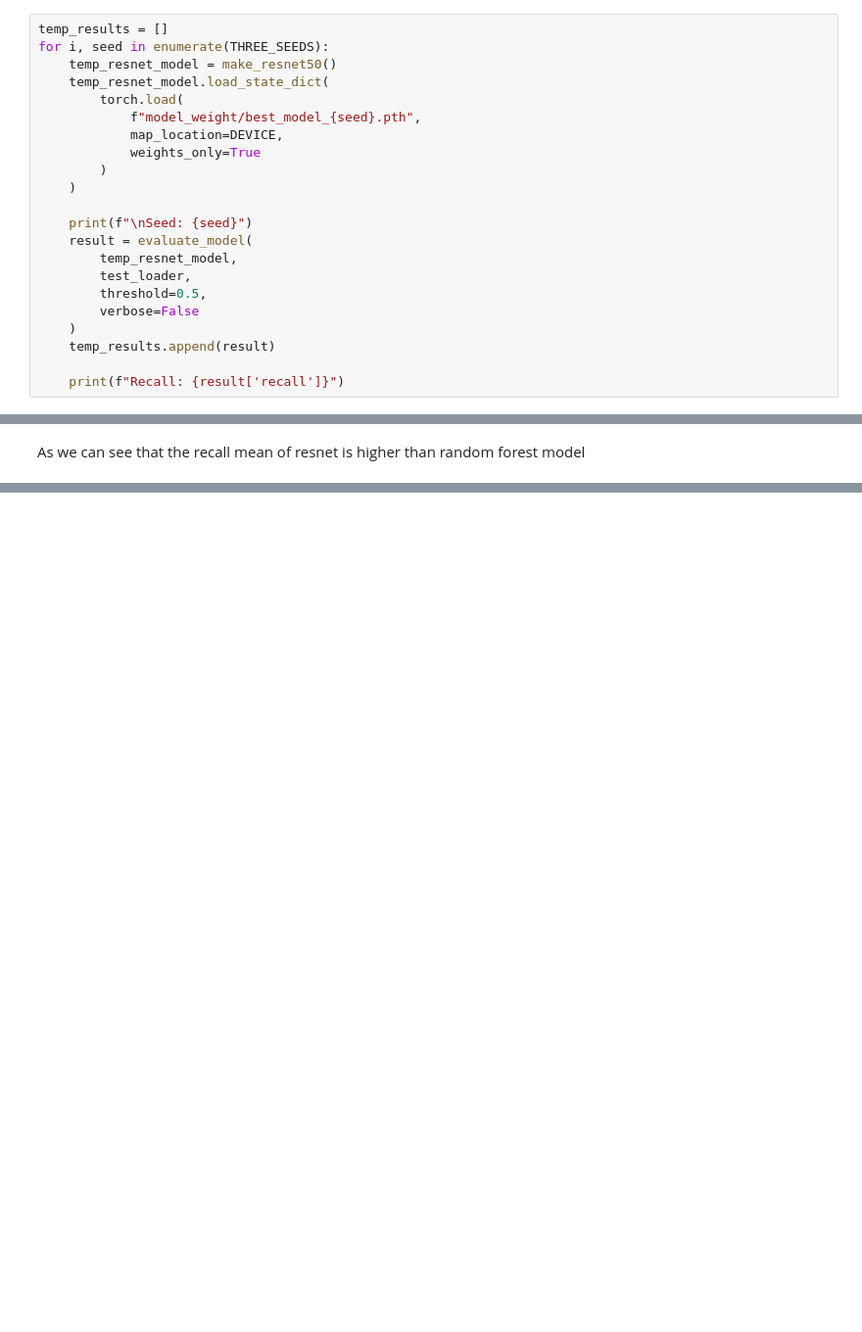
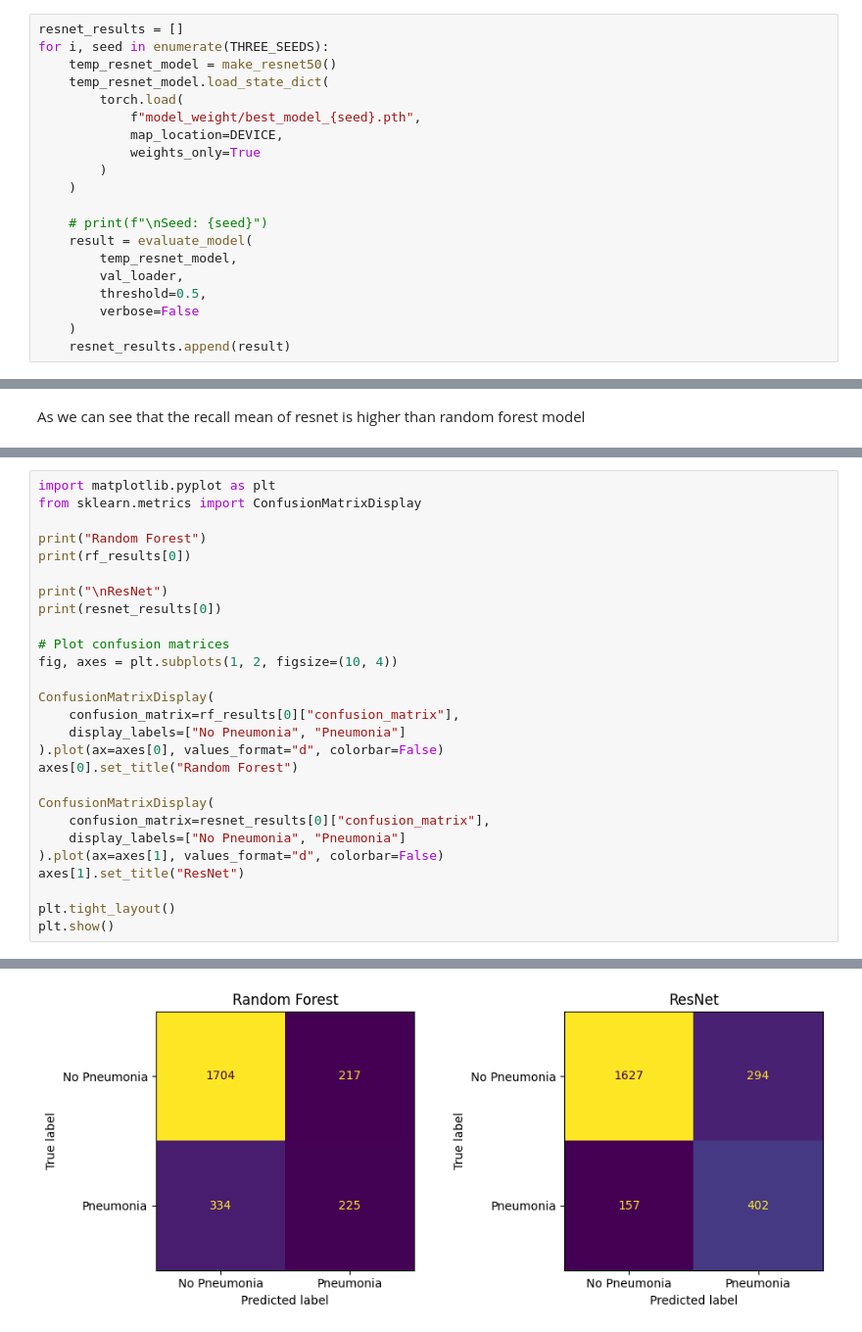
Before and after one commit to faizr206/Assignment1_MedicalImaging, a Jupyter notebook: Assignment1_Faiz.ipynb, the cells around one changed output, grey strips where cells are left out. Shown at 98% size. Saved outputs shown, nothing was run; the diff lists cells and outputs as text; blank space fills up the shorter version.

```diff
--- a/Assignment1_Faiz.ipynb
+++ b/Assignment1_Faiz.ipynb
@@ -1091,5 +1002,5 @@ Best Epoch: 1, Best Val Loss: 0.8461986703257407
 # %%
-temp_results = []
+resnet_results = []
 for i, seed in enumerate(THREE_SEEDS):
     temp_resnet_model = make_resnet50()
     temp_resnet_model.load_state_dict(
@@ -1100,13 +1011,11 @@ for i, seed in enumerate(THREE_SEEDS):
         )
     )
 
-    print(f"\nSeed: {seed}")
+    # print(f"\nSeed: {seed}")
     result = evaluate_model(
         temp_resnet_model,
-        test_loader,
+        val_loader,
         threshold=0.5,
         verbose=False
     )
-    temp_results.append(result)
-
-    print(f"Recall: {result['recall']}")
+    resnet_results.append(result)
@@ -1130,0 +1035,28 @@ As we can see that the recall mean of resnet is higher than random forest model
+# %%
+import matplotlib.pyplot as plt
+from sklearn.metrics import ConfusionMatrixDisplay
+
+print("Random Forest")
+print(rf_results[0])
+
+print("\nResNet")
+print(resnet_results[0])
+
+# Plot confusion matrices
+fig, axes = plt.subplots(1, 2, figsize=(10, 4))
+
+ConfusionMatrixDisplay(
+    confusion_matrix=rf_results[0]["confusion_matrix"],
+    display_labels=["No Pneumonia", "Pneumonia"]
+).plot(ax=axes[0], values_format="d", colorbar=False)
+axes[0].set_title("Random Forest")
+
+ConfusionMatrixDisplay(
+    confusion_matrix=resnet_results[0]["confusion_matrix"],
+    display_labels=["No Pneumonia", "Pneumonia"]
+).plot(ax=axes[1], values_format="d", colorbar=False)
+axes[1].set_title("ResNet")
+
+plt.tight_layout()
+plt.show()
+# %% [output]
@@ -1130,0 +1072 @@ As we can see that the recall mean of resnet is higher than random forest model
+[figure, added]
```
Also changed, not shown: parts of 31 cells of this notebook, 1 other file.
